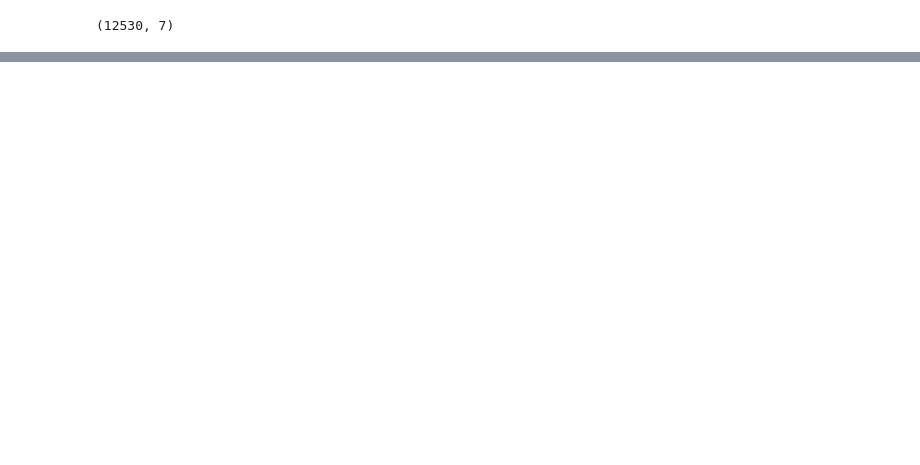
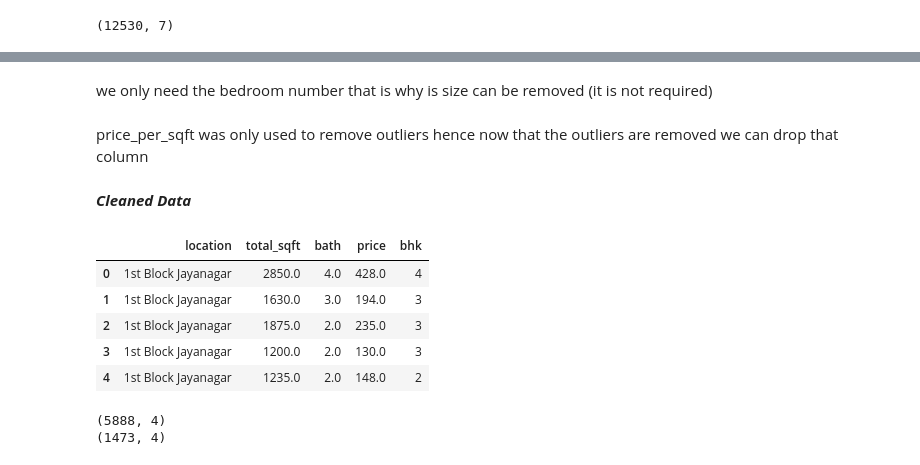
Before and after one commit to Shifa2505/House-Price-Prediction-Project, a Jupyter notebook: House_Price_Prediction.ipynb, the cells around one changed output, grey strips where cells are left out. Cells and saved outputs as stored; diff of their text form; code cells hidden in the pictures; blank space fills up the shorter version.

```diff
--- a/House_Price_Prediction.ipynb
+++ b/House_Price_Prediction.ipynb
@@ -332,0 +405,17 @@ data.p
+# %%
+data.drop(columns=['size', 'price_per_sqft'], inplace =True)
+# %% [markdown]
+we only need the bedroom number that is why is size can be removed (it is not required)
+# %% [markdown]
+price_per_sqft was only used to remove outliers hence now that the outliers are removed we can drop that column
+# %% [markdown]
+***Cleaned Data***
+# %%
+data.head()
+# %% [output]
+|  | location | total_sqft | bath | price | bhk |
+| 0 | 1st Block Jayanagar | 2850.0 | 4.0 | 428.0 | 4 |
+| 1 | 1st Block Jayanagar | 1630.0 | 3.0 | 194.0 | 3 |
+| 2 | 1st Block Jayanagar | 1875.0 | 2.0 | 235.0 | 3 |
+| 3 | 1st Block Jayanagar | 1200.0 | 2.0 | 130.0 | 3 |
+| 4 | 1st Block Jayanagar | 1235.0 | 2.0 | 148.0 | 2 |
@@ -332,0 +436,6 @@ data.p
+# %%
+print(X_train.shape)
+print(X_test.shape)
+# %% [output]
+(5888, 4)
+(1473, 4)
```
Also changed, not shown: parts of 15 cells of this notebook, 1 other file.
